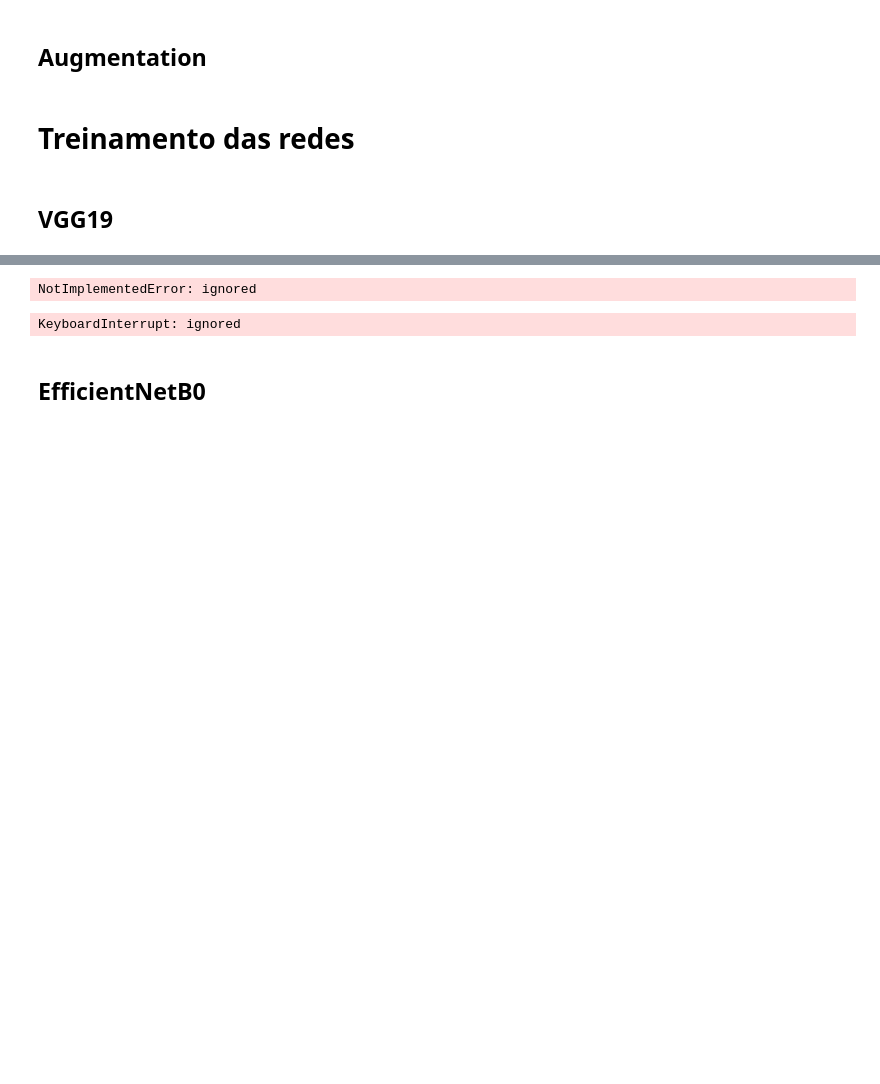
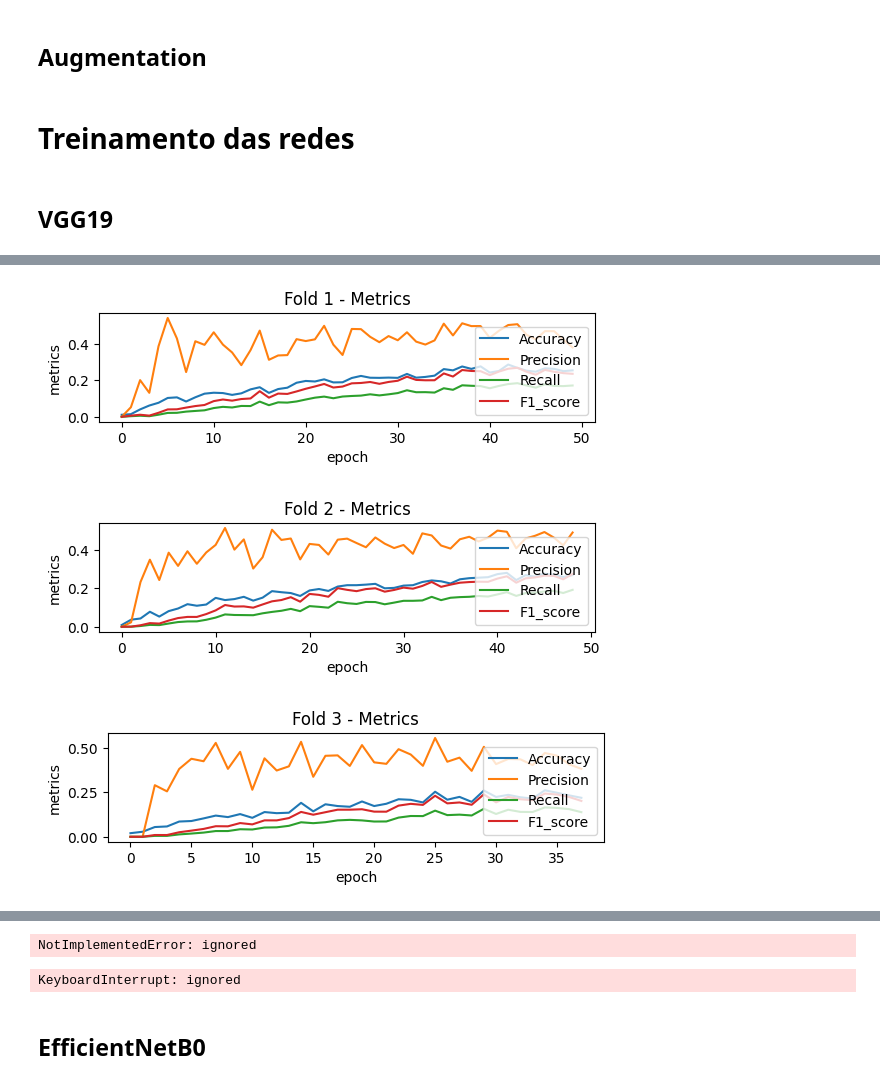
Before and after one commit to davidolima/car-model-classification, a Jupyter notebook: main.ipynb, the cells around one changed output, grey strips where cells are left out. Saved outputs shown, nothing was run; the diff lists cells and outputs as text; code cells hidden in the pictures; blank space fills up the shorter version.

```diff
--- a/main.ipynb
+++ b/main.ipynb
@@ -383,0 +369,6 @@ model_1.compile(loss=criterion,
+# %%
+plotFoldsMetrics(fold_histories)
+# %% [output]
+[figure, added]
+[figure, added]
+[figure, added]
```
Also changed, not shown: parts of 15 cells of this notebook.
